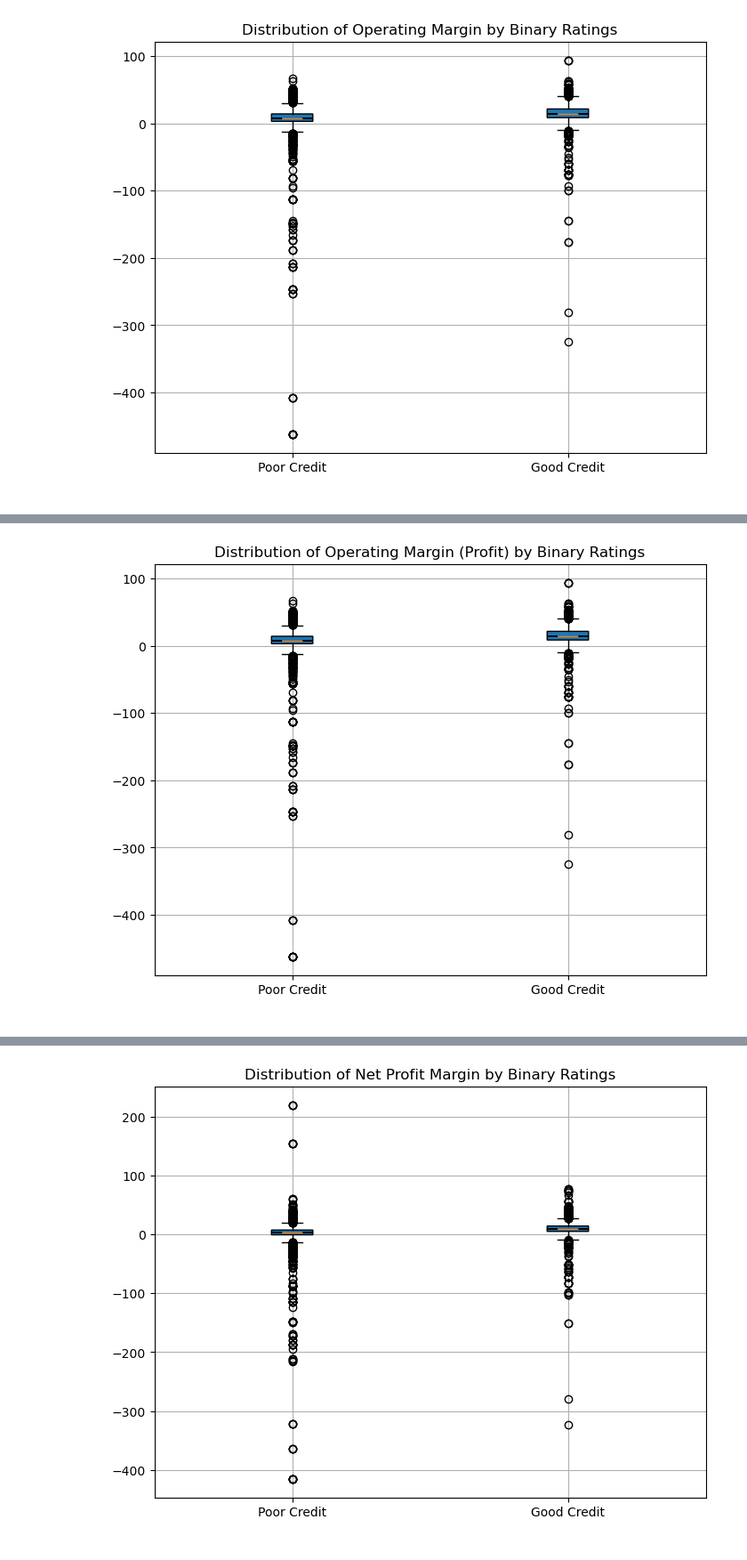
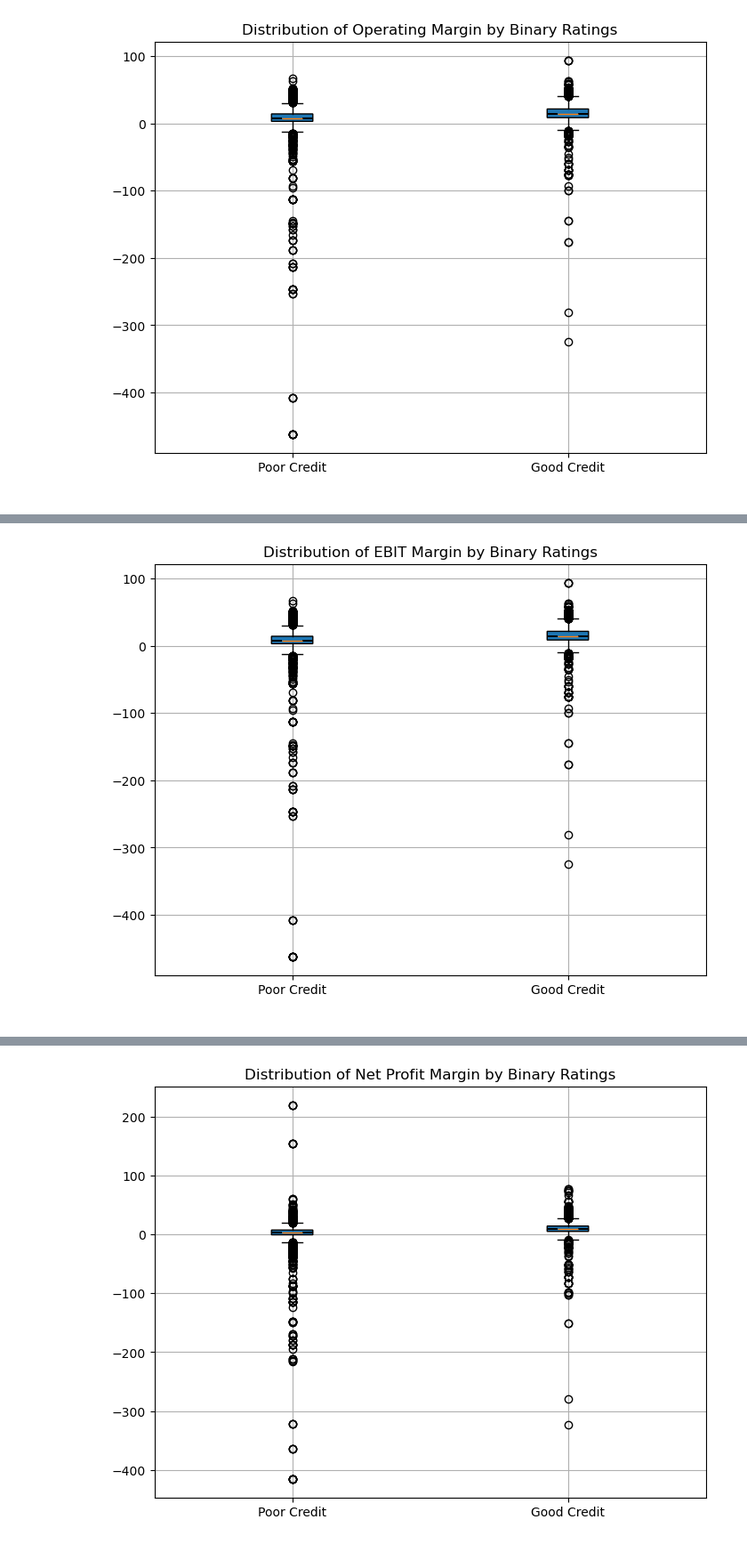
Before and after one commit to ericjjohnson2/corporate_credit_rating, a Jupyter notebook: app/data_import.ipynb, the cells around one changed output, grey strips where cells are left out. Shown: that part at 89% size. Drawn from its saved outputs; the diff is of its cells as text; code cells hidden in the pictures.

```diff
--- a/app/data_import.ipynb
+++ b/app/data_import.ipynb
@@ -402,13 +422,13 @@ plt.show()
 # %%
 plt.figure(figsize=(8, 6))
 plt.boxplot([df_rating_0['EBIT Margin'], df_rating_1['EBIT Margin']],
              notch=True, vert=True, patch_artist=True, labels=['Poor Credit', 'Good Credit'])
 
 plt.xlabel(' ')
 plt.ylabel(' ')
-plt.title('Distribution of Operating Margin (Profit) by Binary Ratings')
+plt.title('Distribution of EBIT Margin by Binary Ratings')
 plt.grid(True)
 
 plt.show()
 # %% [output]
-[figure, old version]
+[figure, new version]
```
Also changed, not shown: parts of 13 cells of this notebook.
